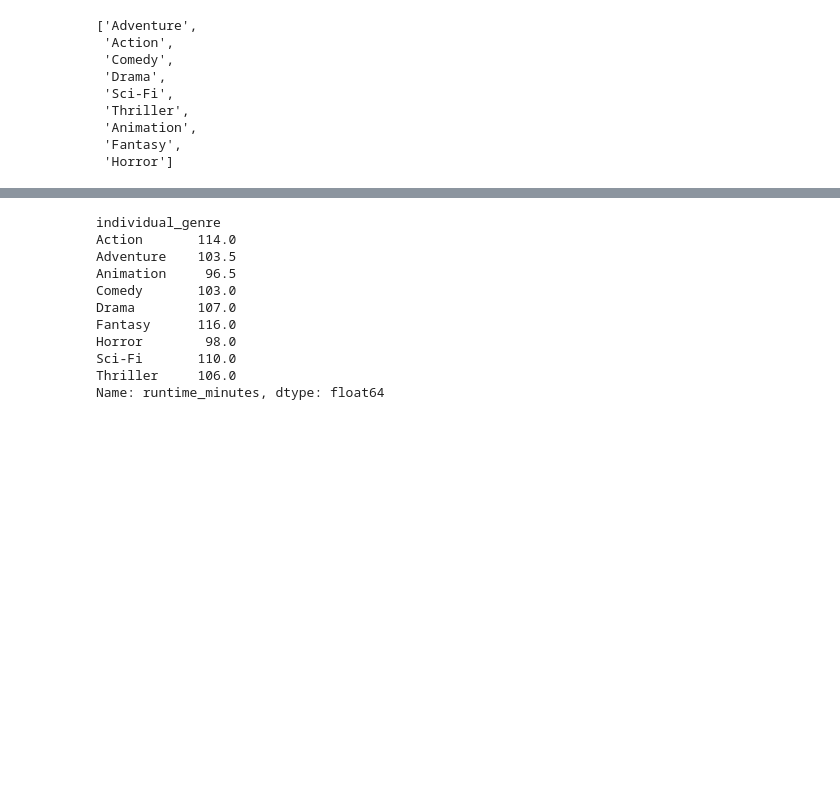
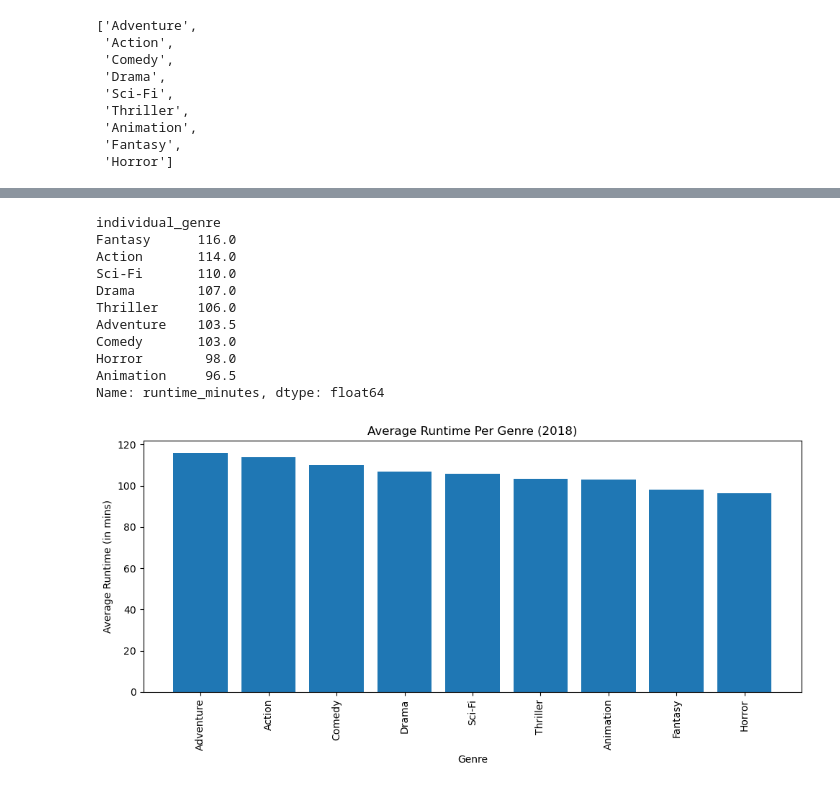
Before and after one commit to quadrillionaiire/Phase-2-Project, a Jupyter notebook: notebooks/data_analysis_anbita.ipynb, the cells around one changed output, grey strips where cells are left out. Drawn from its saved outputs; the diff is of its cells as text; code cells hidden in the pictures; blank space fills up the shorter version.

```diff
--- a/notebooks/data_analysis_anbita.ipynb
+++ b/notebooks/data_analysis_anbita.ipynb
@@ -105,3 +90,0 @@ data_2018
-# %%
-gross_by_movie_id_2018 = data_2018.groupby("movie_id")[["studio", "total_gross"]].max()
-gross_by_movie_id_2018
@@ -334,0 +313,5 @@ Now that we know Sci-Fi is the top-performing genre, let's take a look at the av
+# %%
+# clean runtime data -- since there's only 1 row with a null runtime
+# we can drop it
+runtime_2018 = data_2018.dropna(subset=["runtime_minutes"])
+runtime_2018["runtime_minutes"].value_counts()
@@ -335,17 +332,33 @@ Now that we know Sci-Fi is the top-performing genre, let's take a look at the av
 # %%
 # Find average runtimes of each top performing genre of 2018
-runtime_genre_2018 = data_2018[data_2018["individual_genre"].isin(top_genres_2018)].groupby("individual_genre")["runtime_minutes"].median()
-top_genres_runtime = runtime_genre_2018
-runtime_genre_2018
+top_genre_runtime_2018 = runtime_2018[runtime_2018["individual_genre"].isin(top_genres_2018)].groupby("individual_genre")["runtime_minutes"].median().sort_values(ascending=False)
+top_genre_runtime_2018
 # %% [output]
 individual_genre
+Fantasy      116.0
 Action       114.0
+Sci-Fi       110.0
+Drama        107.0
+Thriller     106.0
 Adventure    103.5
+Comedy       103.0
+Horror        98.0
 Animation     96.5
-Comedy       103.0
-Drama        107.0
-Fantasy      116.0
-Horror        98.0
-Sci-Fi       110.0
-Thriller     106.0
 Name: runtime_minutes, dtype: float64
+# %%
+# graph the average runtimes for each genre
+
+fig, ax = plt.subplots(figsize=(10,5))
+
+ax.bar(top_genres_2018, top_genre_runtime_2018.values)
+
+ax.set_title("Average Runtime Per Genre (2018)")
+ax.set_xlabel("Genre")
+ax.set_ylabel("Average Runtime (in mins)")
+plt.xticks(rotation=90)
+
+
+plt.tight_layout()
+plt.show()
+# %% [output]
+[figure, added]
```
Also changed, not shown: parts of 36 cells of this notebook, 2 other files.
